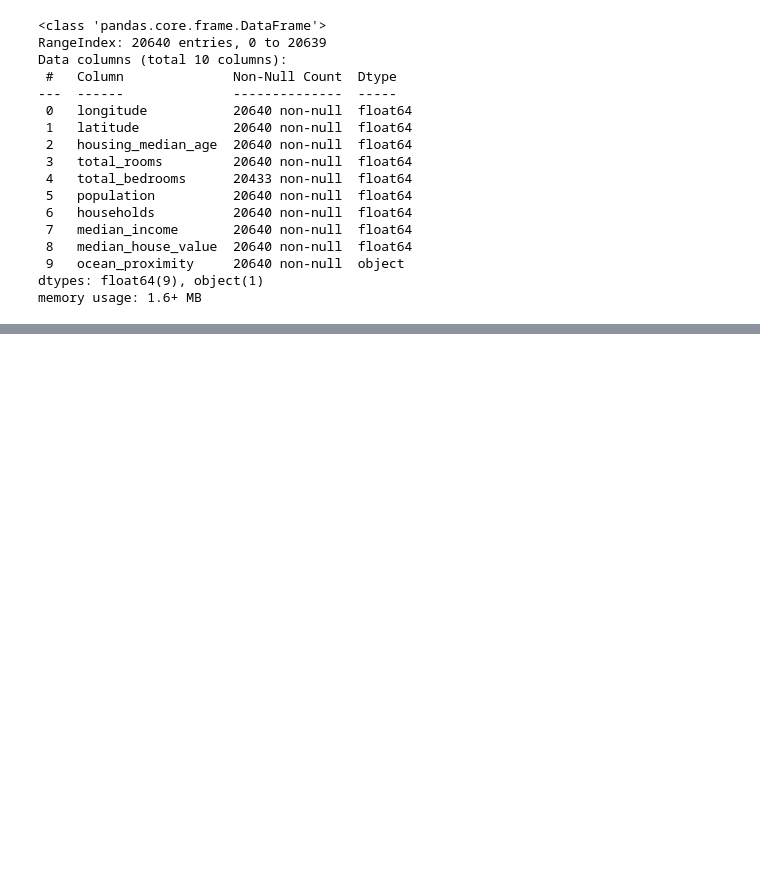
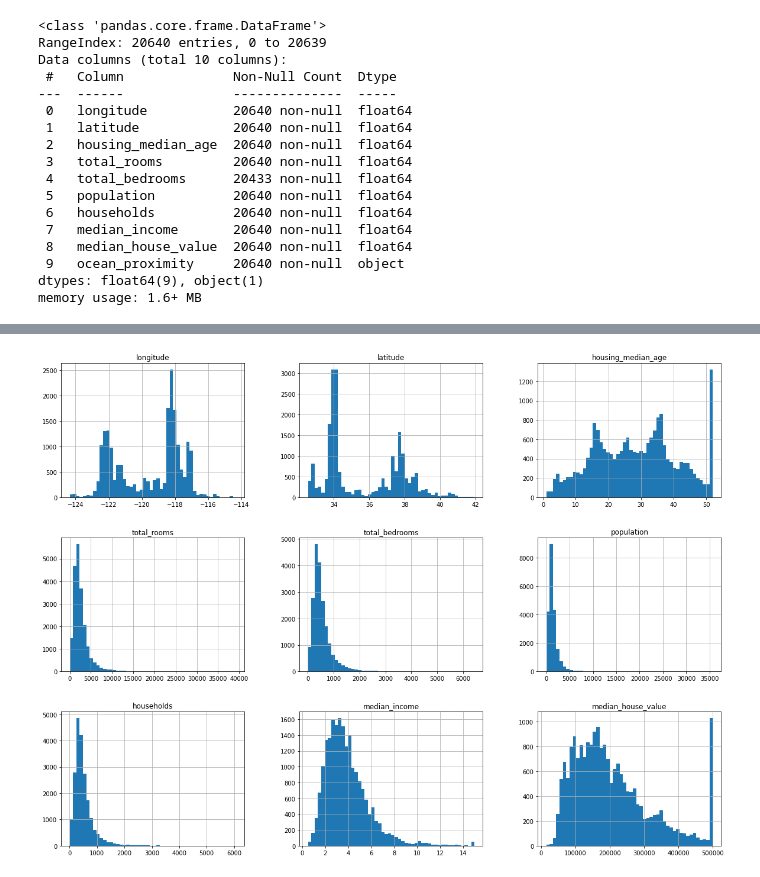
Before and after one commit to jimmy-lan/ml-miscellaneous-projects, a Jupyter notebook: predict-housing-prices/housing.ipynb, the cells around one changed output, grey strips where cells are left out. Drawn from its saved outputs; the diff is of its cells as text; code cells hidden in the pictures; blank space fills up the shorter version.

Commit message:
Show histogram of housing data

```diff
--- a/predict-housing-prices/housing.ipynb
+++ b/predict-housing-prices/housing.ipynb
@@ -66,0 +88,8 @@ memory usage: 1.6+ MB
+# %%
+%matplotlib inline
+import matplotlib.pyplot as plt
+
+housing.hist(bins=50, figsize=(20, 15))
+plt.show()
+# %% [output]
+[figure, added]
```
Also changed, not shown: parts of 2 cells of this notebook.
